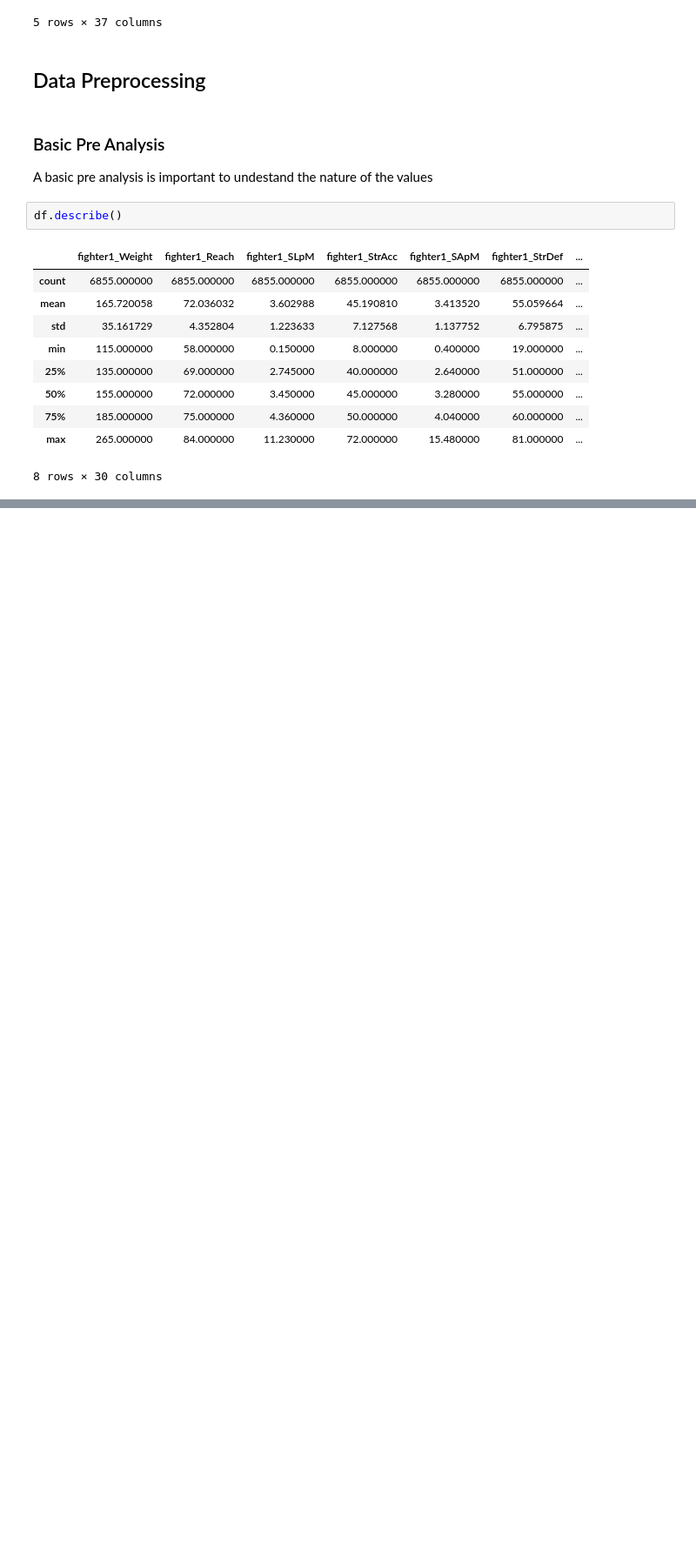
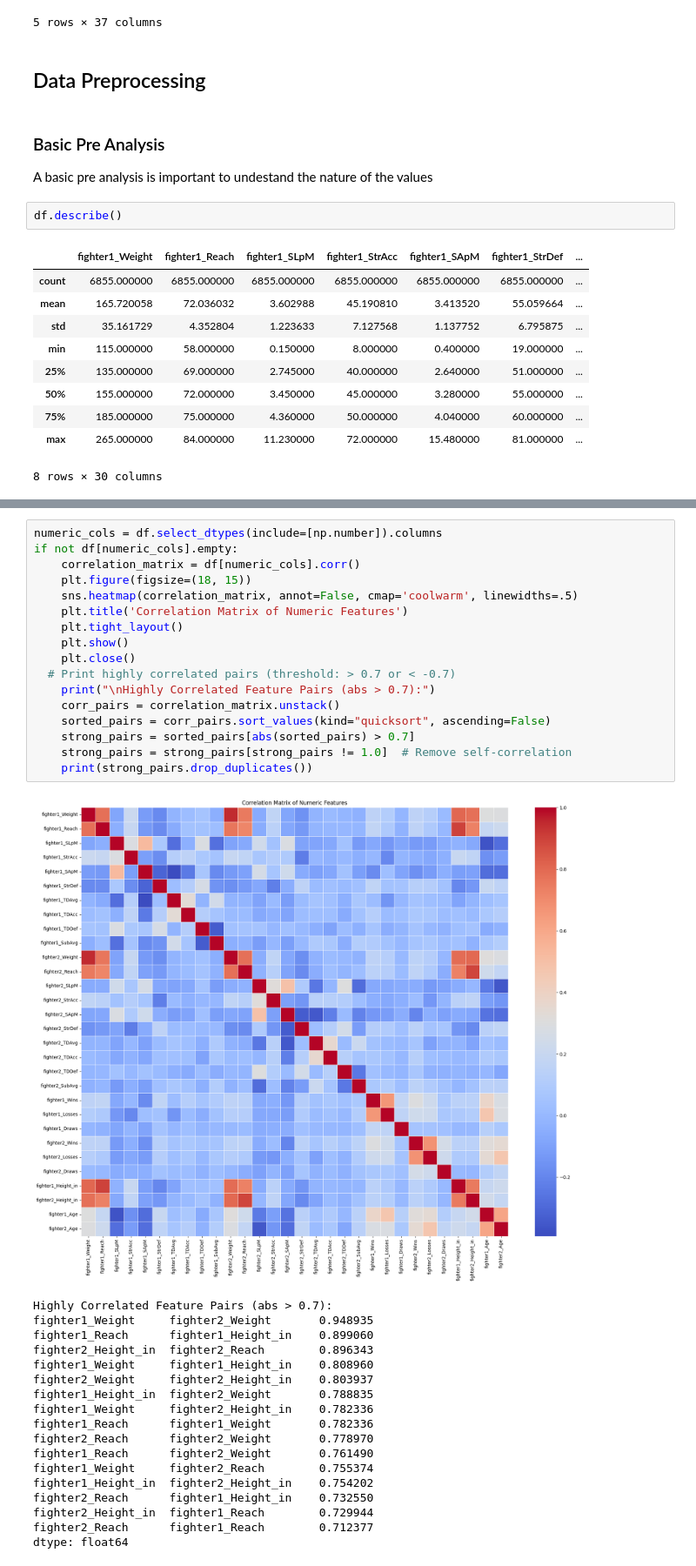
Before and after one commit to GrecoLucas/IA2, a Jupyter notebook: A2_7_assignment2.ipynb, the cells around one changed output, grey strips where cells are left out. Shown at 87% size. Saved outputs shown, nothing was run; the diff lists cells and outputs as text; blank space fills up the shorter version.

```diff
--- a/A2_7_assignment2.ipynb
+++ b/A2_7_assignment2.ipynb
@@ -77,0 +128,36 @@ df.describe()
+# %%
+numeric_cols = df.select_dtypes(include=[np.number]).columns
+if not df[numeric_cols].empty:
+    correlation_matrix = df[numeric_cols].corr()
+    plt.figure(figsize=(18, 15))
+    sns.heatmap(correlation_matrix, annot=False, cmap='coolwarm', linewidths=.5)
+    plt.title('Correlation Matrix of Numeric Features')
+    plt.tight_layout()
+    plt.show()
+    plt.close()
+  # Print highly correlated pairs (threshold: > 0.7 or < -0.7)
+    print("\nHighly Correlated Feature Pairs (abs > 0.7):")
+    corr_pairs = correlation_matrix.unstack()
+    sorted_pairs = corr_pairs.sort_values(kind="quicksort", ascending=False)
+    strong_pairs = sorted_pairs[abs(sorted_pairs) > 0.7]
+    strong_pairs = strong_pairs[strong_pairs != 1.0]  # Remove self-correlation
+    print(strong_pairs.drop_duplicates())
+# %% [output]
+[figure, added]
+Highly Correlated Feature Pairs (abs > 0.7):
+fighter1_Weight     fighter2_Weight       0.948935
+fighter1_Reach      fighter1_Height_in    0.899060
+fighter2_Height_in  fighter2_Reach        0.896343
+fighter1_Weight     fighter1_Height_in    0.808960
+fighter2_Weight     fighter2_Height_in    0.803937
+fighter1_Height_in  fighter2_Weight       0.788835
+fighter1_Weight     fighter2_Height_in    0.782336
+fighter1_Reach      fighter1_Weight       0.782336
+fighter2_Reach      fighter2_Weight       0.778970
+fighter1_Reach      fighter2_Weight       0.761490
+fighter1_Weight     fighter2_Reach        0.755374
+fighter1_Height_in  fighter2_Height_in    0.754202
+fighter2_Reach      fighter1_Height_in    0.732550
+fighter2_Height_in  fighter1_Reach        0.729944
+fighter2_Reach      fighter1_Reach        0.712377
+dtype: float64
```
Also changed, not shown: parts of 59 cells of this notebook, 6 other files.
